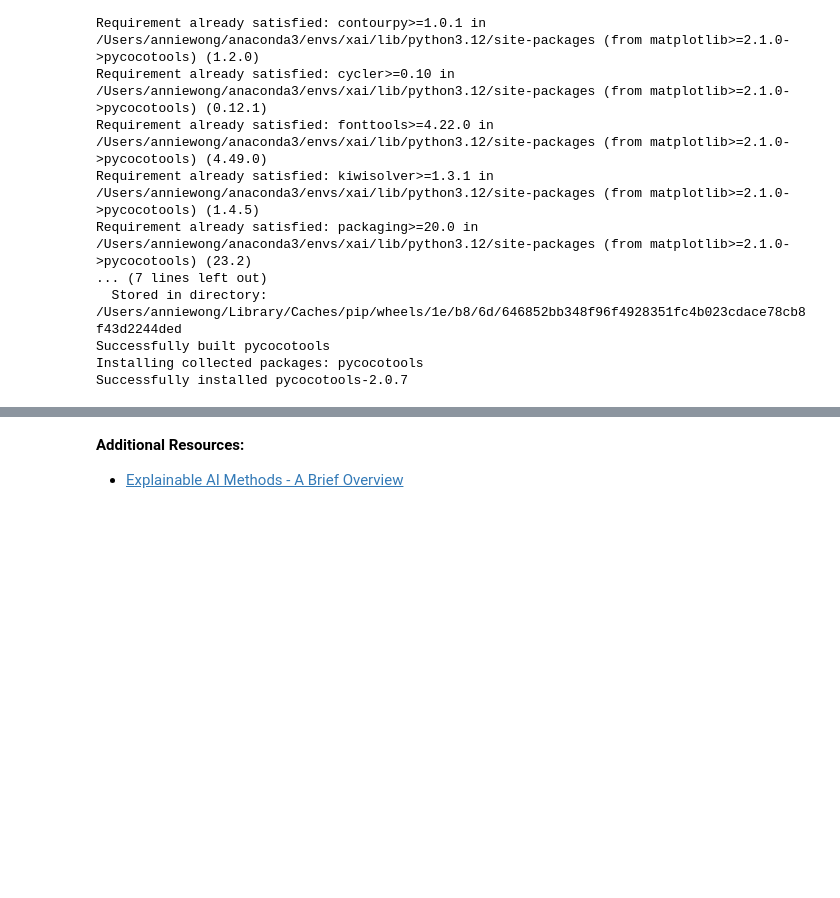
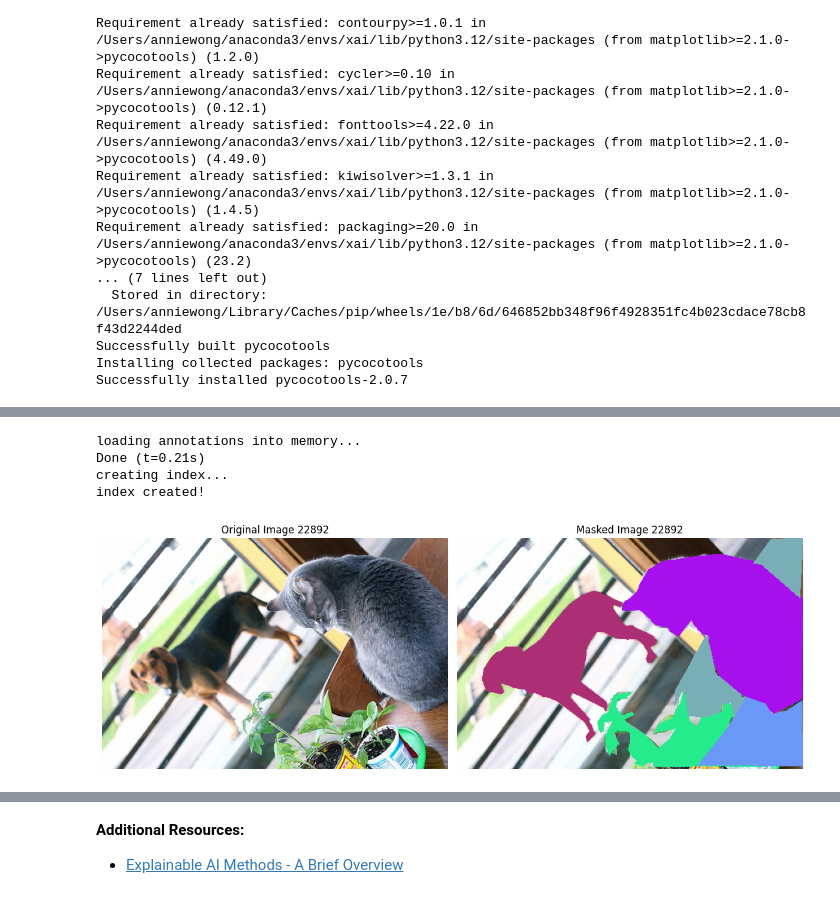
Before and after one commit to ann-w/xai_labs, a Jupyter notebook: notebooks/xai_tabular_data.ipynb, the cells around one changed output, grey strips where cells are left out. Saved outputs shown, nothing was run; the diff lists cells and outputs as text; code cells hidden in the pictures; blank space fills up the shorter version.

Commit message:
finish image

```diff
--- a/notebooks/xai_tabular_data.ipynb
+++ b/notebooks/xai_tabular_data.ipynb
@@ -986,7 +945,7 @@ cat_ids = coco.getCatIds(catNms=categories)
 img_ids = coco.getImgIds(catIds=cat_ids)
 
 # Specify the number of images you want to download
-num_images_to_download = 5
+num_images_to_download = 30
 
 # Download images and their masks
 for img_id in img_ids[:num_images_to_download]:
@@ -1015,11 +974,5 @@ for img_id in img_ids[:num_images_to_download]:
     mask_name = f"mask_{formatted_img_id}.png"  # Use the formatted image ID in the mask filename
     Image.fromarray(mask).save(mask_name)
     print(f'Saved mask {mask_name} for image ID {formatted_img_id}')
-
-# Optionally, store the image and mask IDs in a file
-with open('downloaded_ids.txt', 'w') as f:
-    for img_id in img_ids[:num_images_to_download]:
-        formatted_img_id = f"{img_id:012d}"  # Format each ID for the file
-        f.write(f"{formatted_img_id}\n")
 # %% [output]
 loading annotations into memory...
@@ -1103,3 +995,69 @@ index created!
+# %%
+import matplotlib.pyplot as plt
+from pycocotools.coco import COCO
+from PIL import Image
+import numpy as np
+import os
+
+# Initialize COCO api for instance annotations
+coco_dir = 'coco'
+coco = COCO(os.path.join(coco_dir, 'instances_val2017.json'))
+
+# Function to generate a unique color for each object
+def get_unique_color(index):
+    np.random.seed(index)  # Ensure reproducibility for each index
+    return np.random.randint(0, 255, 3)  # Generate a random color
+
+# Function to get the original and masked image with unique colors for each mask
+def get_images(image_id):
+    # Load the image
+    img_info = coco.loadImgs(image_id)[0]
+    img_path = os.path.join(coco_dir, img_info['file_name'])
+    img = Image.open(img_path)
+    original_img = np.array(img)
+
+    # Load and process annotations
+    ann_ids = coco.getAnnIds(imgIds=img_info['id'])
+    anns = coco.loadAnns(ann_ids)
+
+    # Create a masked image (copy of original)
+    masked_img = original_img.copy()
+
+    # Apply a unique color mask for each annotation
+    for index, ann in enumerate(anns):
+        mask = coco.annToMask(ann)
+        color = get_unique_color(index)
+        masked_img[mask > 0] = color  # Apply color to masked regions
+
+    return original_img, masked_img  # Return both original and masked images
+
+# Visualize the original and masked images for a single image ID
+# image_id = 543581  # The single image ID you want to visualize
+
+image_id = 22892
+
+original_img, masked_img = get_images(image_id)
+
+fig, axs = plt.subplots(1, 2, figsize=(12, 6))  # Adjusted for 1 row with 2 images
+
+# Original image
+axs[0].imshow(original_img)
+axs[0].axis('off')
+axs[0].set_title(f"Original Image {image_id}")
+
+# Masked image
+axs[1].imshow(masked_img)
+axs[1].axis('off')
+axs[1].set_title(f"Masked Image {image_id}")
+
+plt.tight_layout()
+plt.show()
+# %% [output]
+loading annotations into memory...
+Done (t=0.21s)
+creating index...
+index created!
+[figure, added]
 # %%
 # uses torchvision transforms to convert a PIL image to a tensor and normalize it
 img_to_resnet_input = T.Compose([
```
Also changed, not shown: parts of 23 cells of this notebook, 14 other files.
